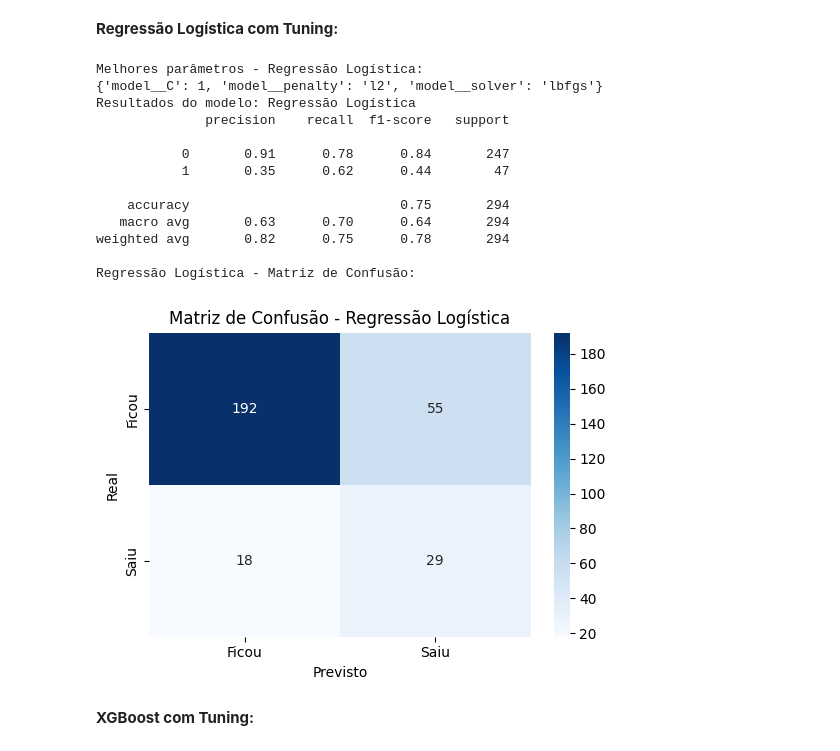
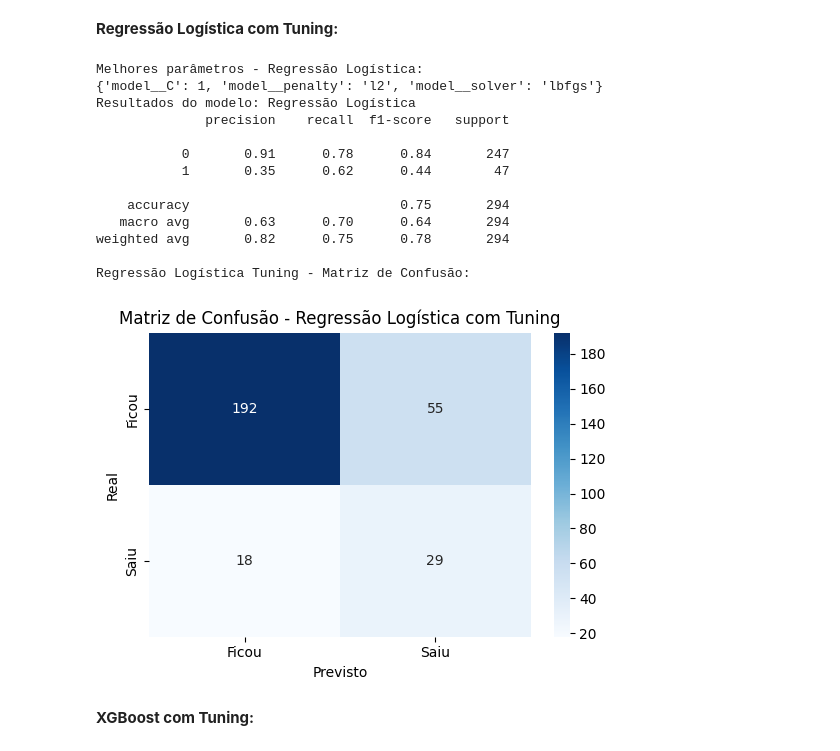
Before and after one commit to keyscarvalho/predicao_turnover, a Jupyter notebook: analise.ipynb, the cells around one changed output. Cells and saved outputs as stored; diff of their text form; code cells hidden in the pictures.

Commit message:
style:correcao estilo da matriz de confusao

```diff
--- a/analise.ipynb
+++ b/analise.ipynb
@@ -455,39 +455,39 @@ grid_lrt.fit(X_train, y_train)
 print(f'Melhores parâmetros - Regressão Logística:')
 print(grid_lrt.best_params_)
 
 # avaliando modelo
 y_pred_lrt = grid_lrt.predict(X_test)
 print(f'Resultados do modelo: Regressão Logística')
 print(classification_report(y_test, y_pred_lrt))
 
-# matriz de confusão - regressão logística
+# matriz de confusão - regressão logística tuning
 cm_lrt = confusion_matrix(y_test, grid_lrt.predict(X_test))
 tn, fp, fn, tp = cm_lr.ravel()
 
-# MATRIZ REGRESSÃO LOGÍSTICA
-print(f'Regressão Logística - Matriz de Confusão:')
+# MATRIZ REGRESSÃO LOGÍSTICA TUNING
+print(f'Regressão Logística Tuning - Matriz de Confusão:')
 plt.figure(figsize=(5.5, 4))
 sns.heatmap(cm_lrt, annot=True, fmt='d', cmap='Blues', xticklabels=['Ficou', 'Saiu'], yticklabels=['Ficou', 'Saiu'])
-plt.title('Matriz de Confusão - Regressão Logística')
+plt.title('Matriz de Confusão - Regressão Logística com Tuning')
 plt.xlabel('Previsto')
 plt.ylabel('Real')
 plt.tight_layout()
 plt.show()
 # %% [output]
 Melhores parâmetros - Regressão Logística:
 {'model__C': 1, 'model__penalty': 'l2', 'model__solver': 'lbfgs'}
 Resultados do modelo: Regressão Logística
               precision    recall  f1-score   support
 
            0       0.91      0.78      0.84       247
            1       0.35      0.62      0.44        47
 
     accuracy                           0.75       294
    macro avg       0.63      0.70      0.64       294
 weighted avg       0.82      0.75      0.78       294
 
-Regressão Logística - Matriz de Confusão:
+Regressão Logística Tuning - Matriz de Confusão:
-[figure, old version]
+[figure, new version]
 # %% [markdown]
 **XGBoost com Tuning:**
 # %%
```
Also changed, not shown: parts of 2 cells of this notebook.
